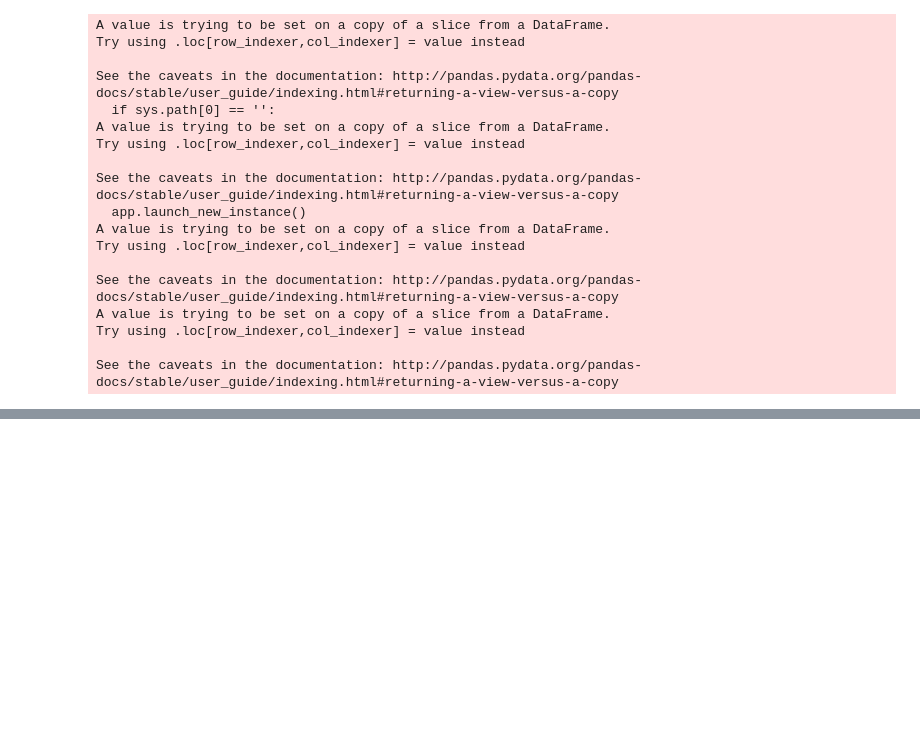
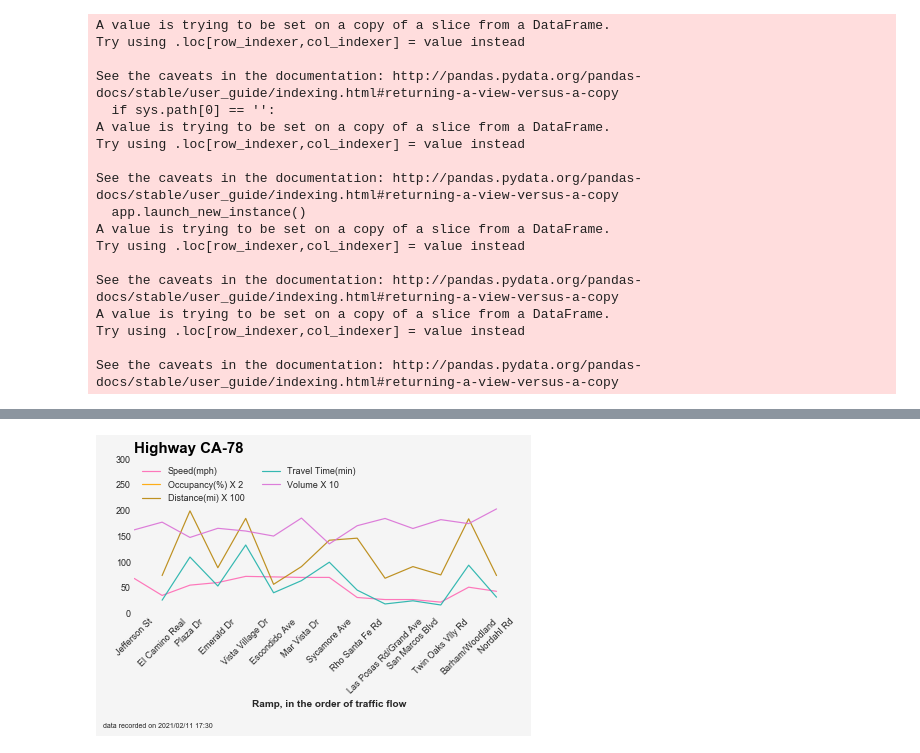
Before and after one commit to amuamushu/ai_transportation, a Jupyter notebook: paper_calc.ipynb, the cells around one changed output, grey strips where cells are left out. Cells and saved outputs as stored; diff of their text form; code cells hidden in the pictures; blank space fills up the shorter version.

Commit message:
visualization + testing TensorFlow

```diff
--- a/paper_calc.ipynb
+++ b/paper_calc.ipynb
@@ -28,6 +28,9 @@ df = pd.read_csv('78 EB.csv')
 
 # select ['Name']s with word 'to'
 df = df[df.Name.str.contains('to')] # those that dont have 'to' is radar data; no ramp data
+df['Name'] = df['Name'].apply(lambda x: x.split('to')[0][:-1])
+
+date = df['Date'].tolist()[0]
 
 # drop unnecessary columns
 df = df[['Name', 'Time', 'Id', 'pcw1speed', 'pcw1vol', 'r_1_offcnt', 'r_2_offcnt', 'MlDetPostmile', 'pcw1occ']]
@@ -93,6 +124,7 @@ for unique_id in unique_ids:
     temp_df = df.loc[df['Id'] == unique_id]
 
     # shift down values for calculation
+    temp_df = temp_df.sort_values(by=['convtime'], ascending=True)
     temp_df['V_ups'] = temp_df['V_ups'].shift(1)
     temp_df['Q_ups'] = temp_df['Q_ups'].shift(1)
     temp_df.drop(temp_df.head(1).index,inplace=True)
@@ -202,17 +229,3 @@ A value is trying to be set on a copy of a slice from a DataFrame.
 Try using .loc[row_indexer,col_indexer] = value instead
 
 See the caveats in the documentation: http://pandas.pydata.org/pandas-docs/stable/user_guide/indexing.html#returning-a-view-versus-a-copy
-# %%
-V_ups = matrix['V_ups']
-Q_ups = matrix['Q_ups']
-q_exit = matrix['q_exit']
-q_ramp = matrix['q_ramp']
-
-matrix['n_merge'] = q_ramp/V_ups
-n_merge = matrix['n_merge']
-
-matrix['V_merge'] = (FT_MI-n_merge*L) / (n_merge*TAO*SPEED_CONVER)
-
-V_merge = matrix['V_merge']
-
-matrix['n_ds'] = (1/V_ups) * (Q_ups + (q_ramp/N)) - ((1/N) * (q_exit/V_merge))
@@ -218,0 +286,65 @@ matrix['n_ds'] = (1/V_ups) * (Q_ups + (q_ramp/N)) - ((1/N) * (q_exit/V_merge))
+# %%
+labels = [
+          'Speed(mph)',
+          'Occupancy(%) X 2',
+          'Distance(mi) X 100',
+          'Travel Time(min)',
+          'Volume X 10'
+          ]
+toPlot['Occupancy(%)'] = toPlot['Occupancy(%)']*200
+toPlot['Occupancy(%)'] = toPlot['Occupancy(%)']*200
+toPlot['Distance(mi)'] = toPlot['Distance(mi)']*100
+toPlot['Volume'] = toPlot['Volume']*1/10
+
+toPlot.reset_index(inplace=True)
+
+
+
+# Change the style of plot
+plt.style.use('seaborn-dark')
+
+
+# Set the background colors
+fig = plt.figure()
+fig.patch.set_facecolor('whitesmoke')
+
+ax = fig.add_subplot(111)
+ax.set_facecolor("whitesmoke")
+
+# Initialize x_labels
+x_label = toPlot.pop('Name')
+
+# Initialize colors
+colors = plotcolor = ['hotpink','orange','darkgoldenrod','lightseagreen','orchid']
+
+# Add titles
+plt.title("Highway CA-78", loc='left', fontsize=15, fontweight='bold', color='black')
+plt.xlabel("Ramp, in the order of traffic flow", fontsize=10, fontweight='bold')
+plt.xticks(rotation = 45)
+# # Show the graph
+
+num=0
+for column, name, color in zip(toPlot.columns[1:], labels, colors): # start from 1 to avoid index from being plotted
+    num+=1
+    plt.plot(x_label, toPlot[column], marker='', color=color, linewidth=1.2, alpha=0.9, label=name)
+
+for label in (ax.get_xticklabels() + ax.get_yticklabels()):
+    label.set_fontsize(9)
+
+plt.axis([0, len(x_label), 0, 300])
+plt.legend(loc=2, ncol=2, prop={'size': 9})
+
+annotation = "data recorded on " + date + " " + time[:-3]
+plt.figtext(0, -0.03, annotation, fontsize=7)
+
+
+plt.tight_layout()
+fig1 = plt.gcf()
+plt.show()
+plt.draw()
+plt.gcf().subplots_adjust(bottom=0.45)
+fig1.savefig('graph.png', dpi=500)
+
+toPlot = original_toPlot
+# %% [output]
+[figure, added]
```
Also changed, not shown: parts of 29 cells of this notebook, 9 other files.
